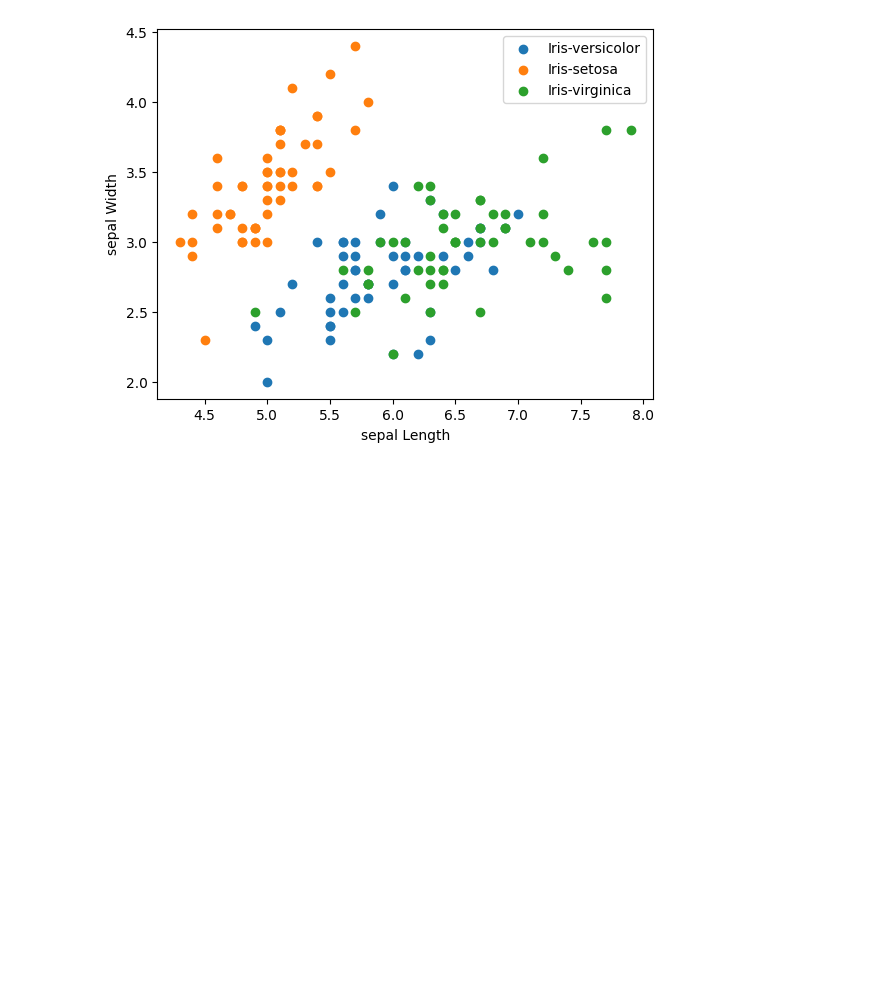
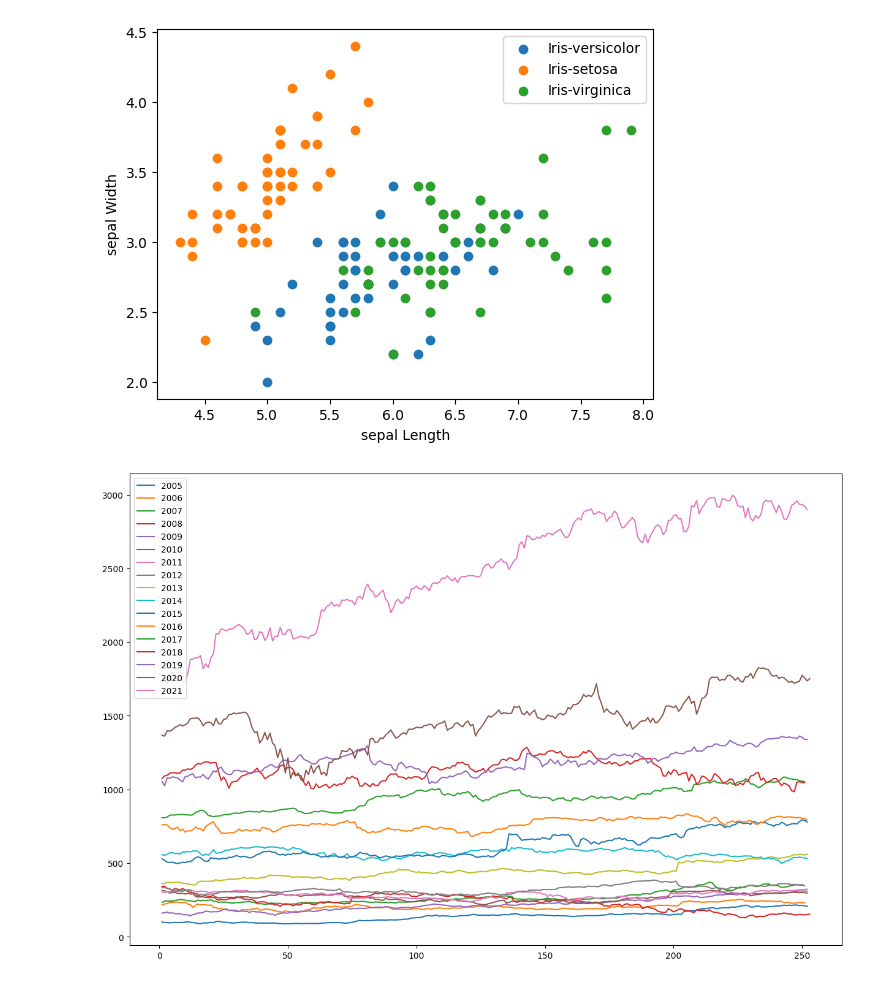
Before and after one commit to Shahd628/DSA201_2025_2026_FALL, a Jupyter notebook: Week03/Lecture/matplotlib.ipynb, the cells around one changed output. Drawn from its saved outputs; the diff is of its cells as text; code cells hidden in the pictures; blank space fills up the shorter version.

```diff
--- a/Week03/Lecture/matplotlib.ipynb
+++ b/Week03/Lecture/matplotlib.ipynb
@@ -196,3 +196,30 @@ plt.ylabel("sepal Width")
 plt.show()
 # %% [output]
 [figure]
+# %%
+file = open("GOOGL.txt")
+
+lines = file.readlines()
+
+file.close()
+
+d = {}
+
+for line in lines[1:]:
+    line = line.strip()
+    info = line.split(",")
+    year = int(info[0].split("-")[0])
+    close = float(info[4])
+    if year not in [2004, 2022]:
+        if year not in d:
+            d[year] = []
+        d[year].append(close)
+
+plt.figure(figsize=(15, 10))
+for year, close_values in d.items():
+    plt.plot(range(1, len(close_values)+1), close_values, label=year)
+
+plt.legend()
+plt.show()
+# %% [output]
+[figure, added]
```
Also changed, not shown: 1 other file.
